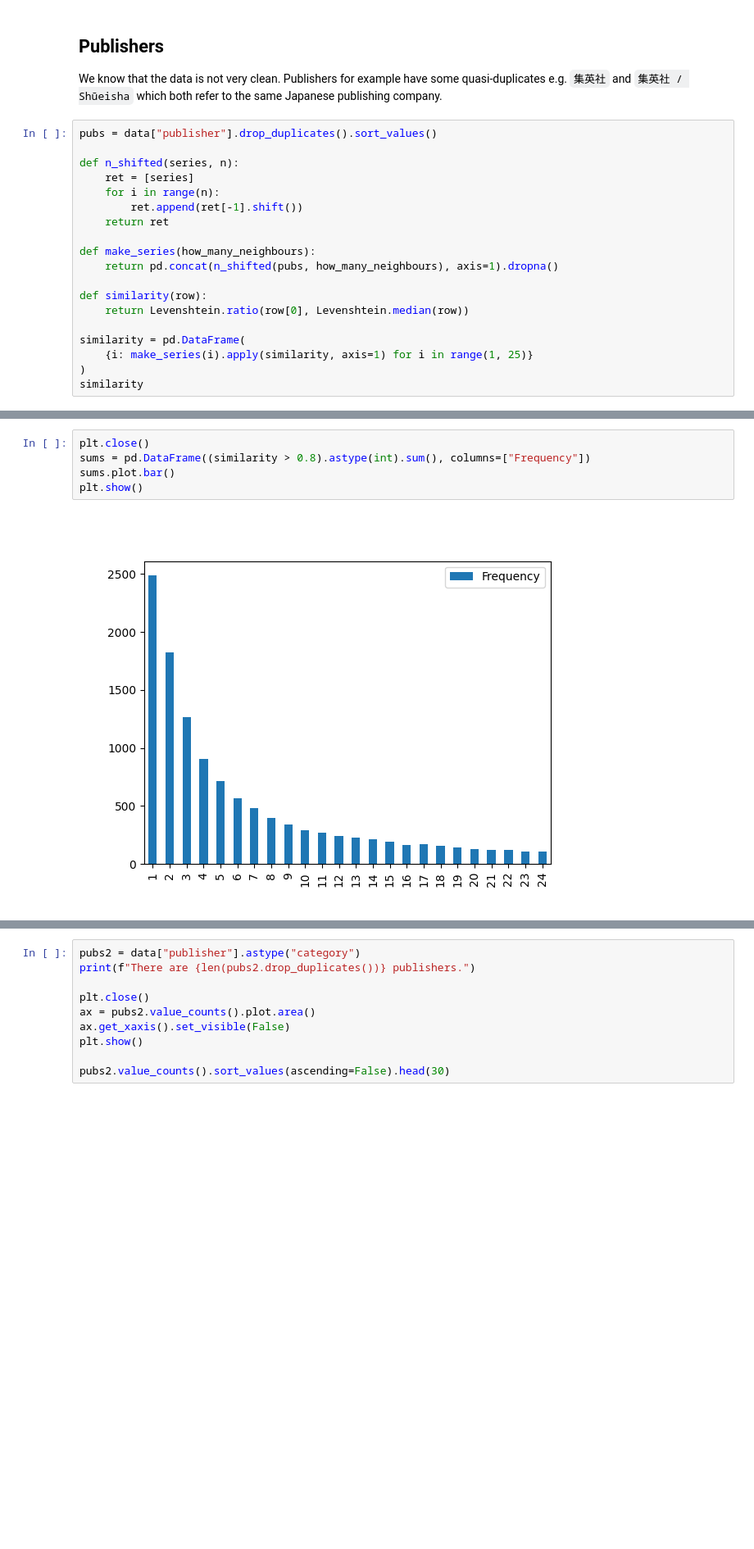
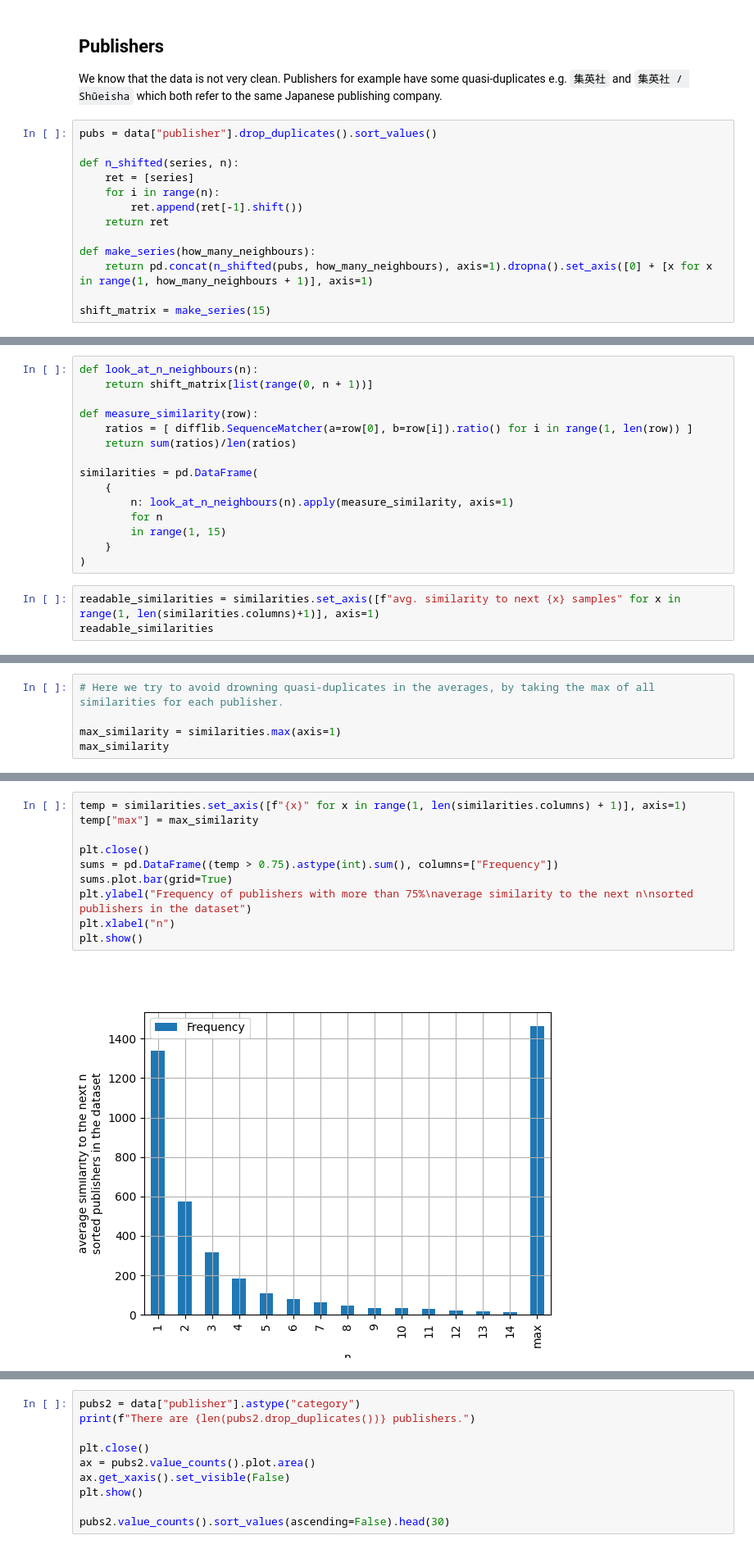
Before and after one commit to com-480-data-visualization/datavis-project-2022-team_philippe, a Jupyter notebook: stats.ipynb, the cells around one changed output, grey strips where cells are left out. Shown at 82% size. Drawn from its saved outputs; the diff is of its cells as text; blank space fills up the shorter version.

```diff
--- a/stats.ipynb
+++ b/stats.ipynb
@@ -50,12 +56,6 @@ def n_shifted(series, n):
     return ret
 
 def make_series(how_many_neighbours):
-    return pd.concat(n_shifted(pubs, how_many_neighbours), axis=1).dropna()
+    return pd.concat(n_shifted(pubs, how_many_neighbours), axis=1).dropna().set_axis([0] + [x for x in range(1, how_many_neighbours + 1)], axis=1)
 
-def similarity(row):
-    return Levenshtein.ratio(row[0], Levenshtein.median(row))
-
-similarity = pd.DataFrame(
-    {i: make_series(i).apply(similarity, axis=1) for i in range(1, 25)}
-)
-similarity
+shift_matrix = make_series(15)
@@ -75,0 +62,18 @@ similarity
+# %%
+def look_at_n_neighbours(n):
+    return shift_matrix[list(range(0, n + 1))]
+
+def measure_similarity(row):
+    ratios = [ difflib.SequenceMatcher(a=row[0], b=row[i]).ratio() for i in range(1, len(row)) ]
+    return sum(ratios)/len(ratios)
+
+similarities = pd.DataFrame(
+    {
+        n: look_at_n_neighbours(n).apply(measure_similarity, axis=1)
+        for n
+        in range(1, 15)
+    }
+)
+# %%
+readable_similarities = similarities.set_axis([f"avg. similarity to next {x} samples" for x in range(1, len(similarities.columns)+1)], axis=1)
+readable_similarities
@@ -75,0 +106,5 @@ similarity
+# %%
+# Here we try to avoid drowning quasi-duplicates in the averages, by taking the max of all similarities for each publisher.
+
+max_similarity = similarities.max(axis=1)
+max_similarity
@@ -86,8 +136,13 @@ plt.show()
 # %%
+temp = similarities.set_axis([f"{x}" for x in range(1, len(similarities.columns) + 1)], axis=1)
+temp["max"] = max_similarity
+
 plt.close()
-sums = pd.DataFrame((similarity > 0.8).astype(int).sum(), columns=["Frequency"])
-sums.plot.bar()
+sums = pd.DataFrame((temp > 0.75).astype(int).sum(), columns=["Frequency"])
+sums.plot.bar(grid=True)
+plt.ylabel("Frequency of publishers with more than 75%\naverage similarity to the next n\nsorted publishers in the dataset")
+plt.xlabel("n")
 plt.show()
 # %% [output]
-[figure, old version]
+[figure, new version]
 # %% [markdown]
```
Also changed, not shown: parts of 23 cells of this notebook.
